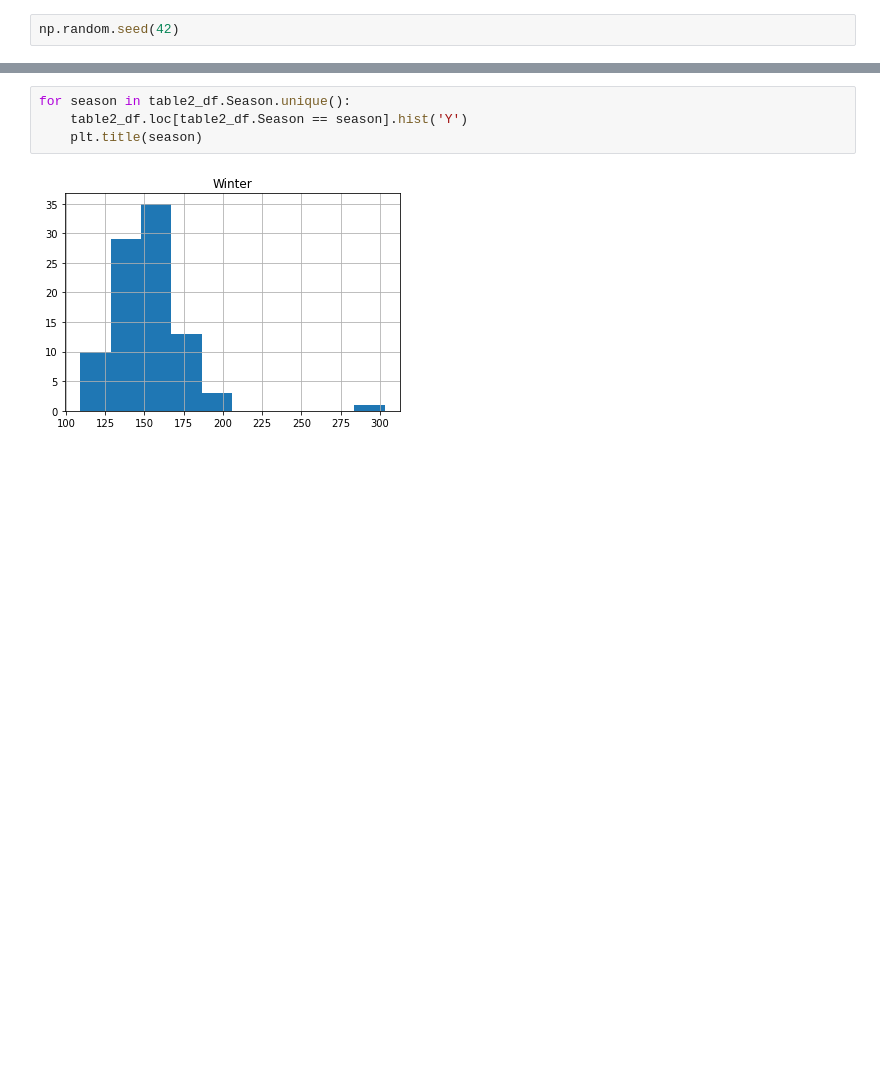
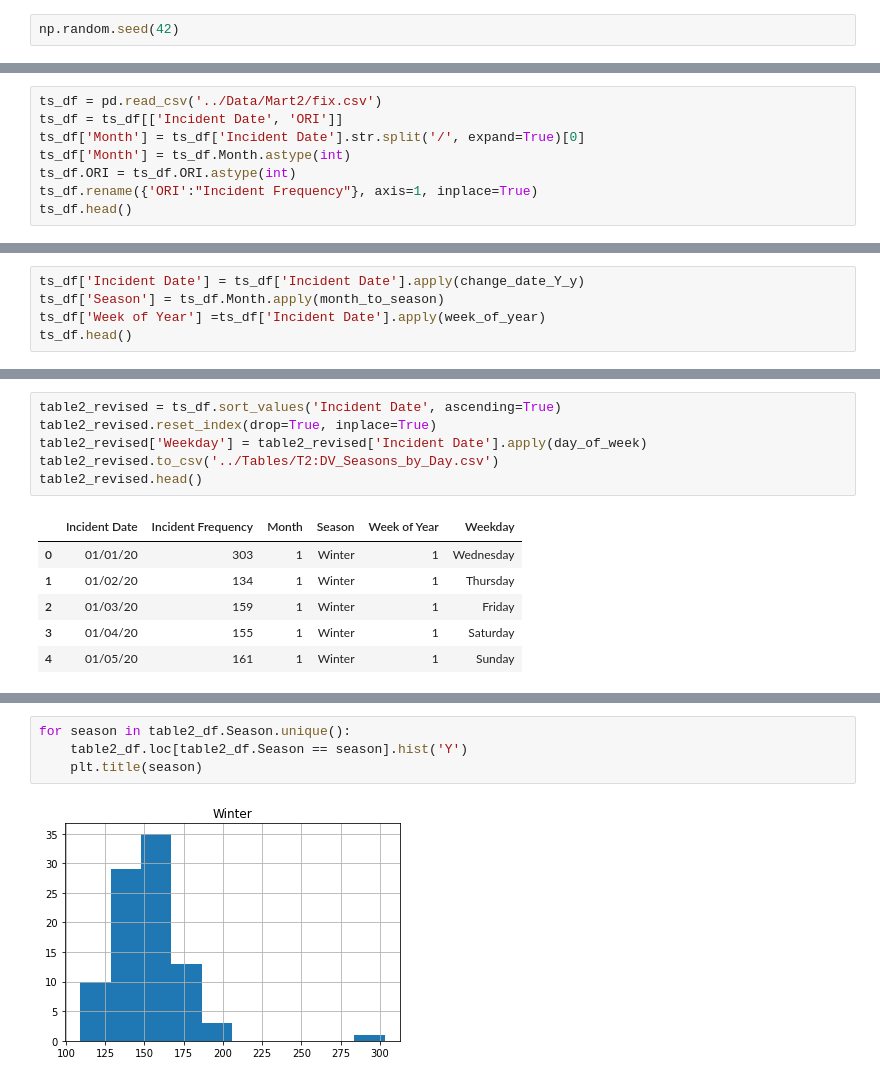
Before and after one commit to AlexMurphy-MTSU/Bureau_Analysis, a Jupyter notebook: Workspace/mart1_tests.ipynb, the cells around one changed output, grey strips where cells are left out. Saved outputs shown, nothing was run; the diff lists cells and outputs as text; blank space fills up the shorter version.

```diff
--- a/Workspace/mart1_tests.ipynb
+++ b/Workspace/mart1_tests.ipynb
@@ -17,3 +20,11 @@ table2_df.head()
 | 2 | 1 | 179 | Winter |
 | 3 | 1 | 176 | Winter |
 | 4 | 1 | 170 | Winter |
+# %%
+ts_df = pd.read_csv('../Data/Mart2/fix.csv')
+ts_df = ts_df[['Incident Date', 'ORI']]
+ts_df['Month'] = ts_df['Incident Date'].str.split('/', expand=True)[0]
+ts_df['Month'] = ts_df.Month.astype(int)
+ts_df.ORI = ts_df.ORI.astype(int)
+ts_df.rename({'ORI':"Incident Frequency"}, axis=1, inplace=True)
+ts_df.head()
@@ -19,0 +86,5 @@ table2_df.head()
+# %%
+ts_df['Incident Date'] = ts_df['Incident Date'].apply(change_date_Y_y)
+ts_df['Season'] = ts_df.Month.apply(month_to_season)
+ts_df['Week of Year'] =ts_df['Incident Date'].apply(week_of_year)
+ts_df.head()
@@ -19,0 +98,13 @@ table2_df.head()
+# %%
+table2_revised = ts_df.sort_values('Incident Date', ascending=True)
+table2_revised.reset_index(drop=True, inplace=True)
+table2_revised['Weekday'] = table2_revised['Incident Date'].apply(day_of_week)
+table2_revised.to_csv('../Tables/T2:DV_Seasons_by_Day.csv')
+table2_revised.head()
+# %% [output]
+|  | Incident Date | Incident Frequency | Month | Season | Week of Year | Weekday |
+| 0 | 01/01/20 | 303 | 1 | Winter | 1 | Wednesday |
+| 1 | 01/02/20 | 134 | 1 | Winter | 1 | Thursday |
+| 2 | 01/03/20 | 159 | 1 | Winter | 1 | Friday |
+| 3 | 01/04/20 | 155 | 1 | Winter | 1 | Saturday |
+| 4 | 01/05/20 | 161 | 1 | Winter | 1 | Sunday |
```
Also changed, not shown: parts of 8 cells of this notebook, 2 other files.
